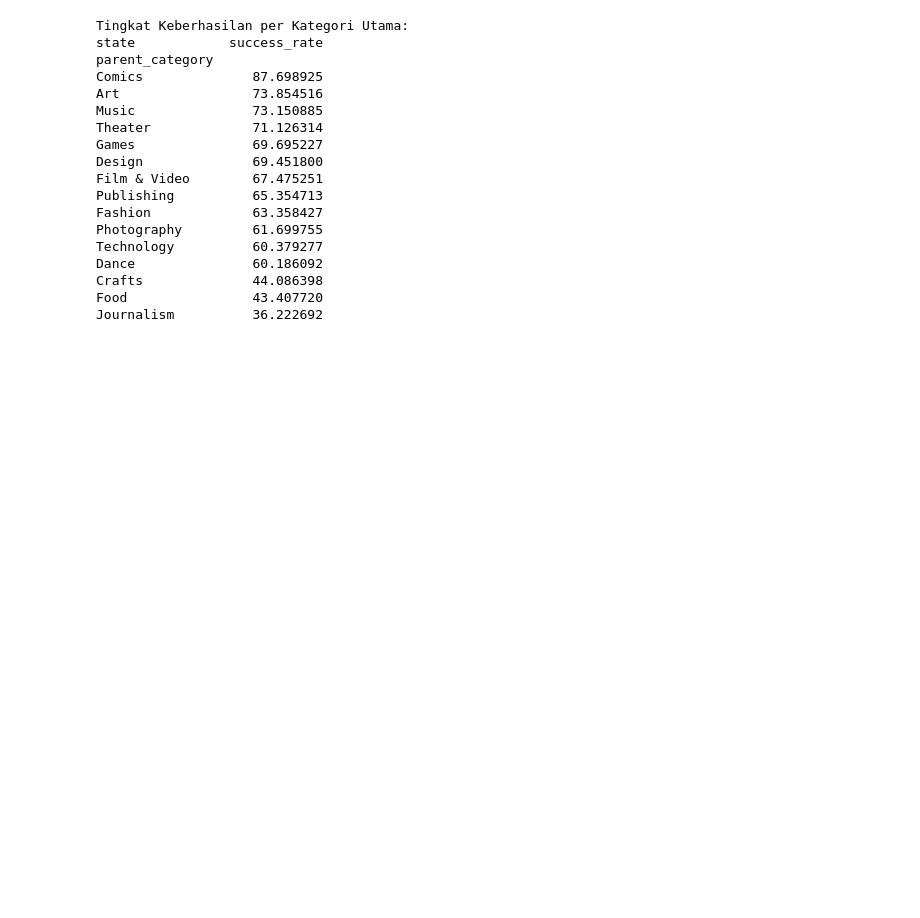
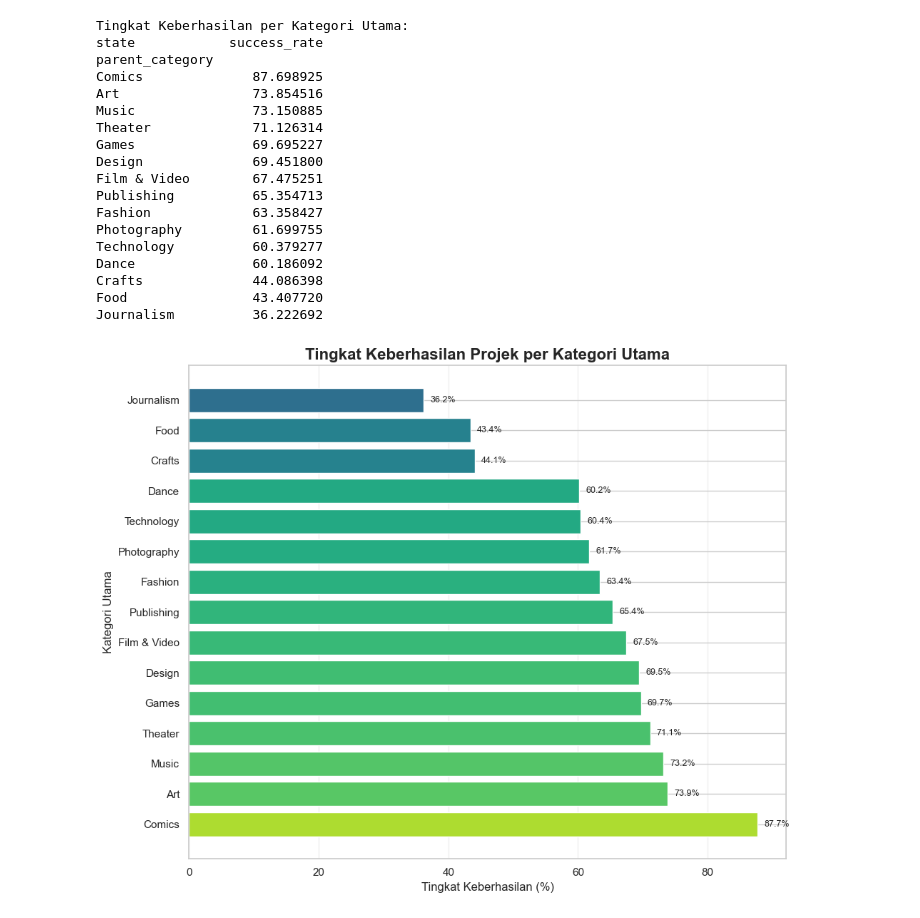
Before and after one commit to hasbiazif/kickstarter, a Jupyter notebook: notebooks/01_EDA.ipynb, the cells around one changed output. Drawn from its saved outputs; the diff is of its cells as text; code cells hidden in the pictures; blank space fills up the shorter version.

```diff
--- a/notebooks/01_EDA.ipynb
+++ b/notebooks/01_EDA.ipynb
@@ -143,8 +143,22 @@ Crafts              44.086398
 Food                43.407720
 Journalism          36.222692
 # %%
-plt.figure(figsize=(6, 4))
-sns.countplot(data=df, x='state', order=df['state'].value_counts().index)
-plt.title('Distribusi Status Projek Kickstarter')
-plt.xticks(rotation=45)
+plt.figure(figsize=(10, 8))
+bars = plt.barh(parent_success.index, parent_success['success_rate'],
+                color=plt.cm.viridis(parent_success['success_rate']/100))
+
+plt.title('Tingkat Keberhasilan Projek per Kategori Utama', fontsize=16, fontweight='bold')
+plt.xlabel('Tingkat Keberhasilan (%)', fontsize=12)
+plt.ylabel('Kategori Utama', fontsize=12)
+plt.grid(axis='x', alpha=0.3)
+
+# Tambahkan nilai di ujung setiap bar
+for bar in bars:
+    width = bar.get_width()
+    plt.text(width + 1, bar.get_y() + bar.get_height()/2,
+             f'{width:.1f}%', ha='left', va='center', fontsize=9)
+
+plt.tight_layout()
 plt.show()
+# %% [output]
+[figure, added]
```
Also changed, not shown: parts of 3 cells of this notebook.
